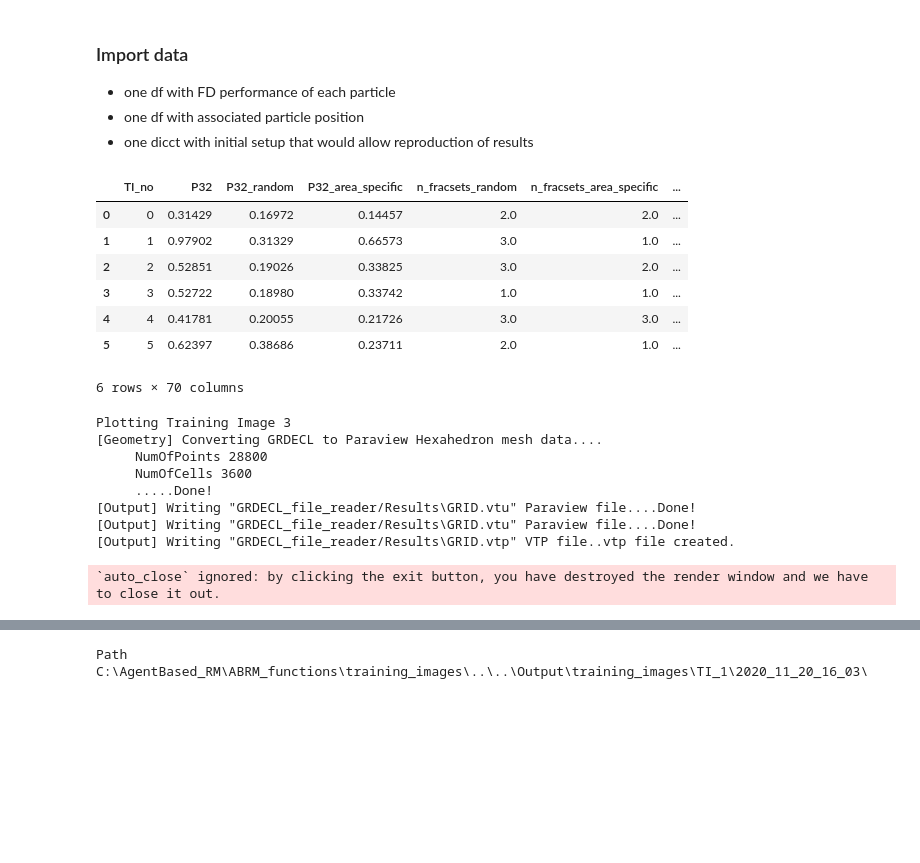
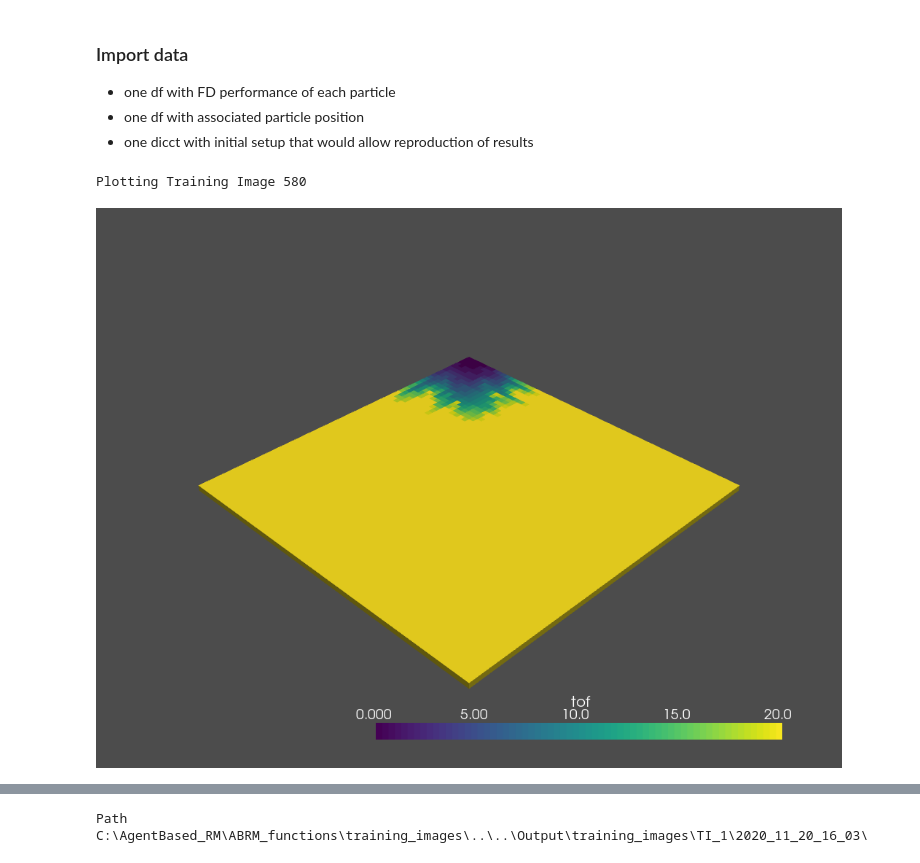
Before and after one commit to BastianSteffens/ABRM_functions, a Jupyter notebook: notebooks/TI_selection.ipynb, the cells around one changed output, grey strips where cells are left out. Drawn from its saved outputs; the diff is of its cells as text; code cells hidden in the pictures; blank space fills up the shorter version.

```diff
--- a/notebooks/TI_selection.ipynb
+++ b/notebooks/TI_selection.ipynb
@@ -18,20 +18,3 @@ pio.renderers.default = "browser"
 - one df with FD performance of each particle
 - one df with associated particle position
 - one dicct with initial setup that would allow reproduction of results
-# %%
-setup = 1
-dataset = "2020_11_20_16_03"
-
-
-TI_data = TI_selection(setup = setup, dataset = dataset)
-# data.read_data()
-TI_data.df_TI_props
-# %% [output]
-|  | TI_no | P32 | P32_random | P32_area_specific | n_fracsets_random | n_fracsets_area_specific | ... |
-| 0 | 0 | 0.31429 | 0.16972 | 0.14457 | 2.0 | 2.0 | ... |
-| 1 | 1 | 0.97902 | 0.31329 | 0.66573 | 3.0 | 1.0 | ... |
-| 2 | 2 | 0.52851 | 0.19026 | 0.33825 | 3.0 | 2.0 | ... |
-| 3 | 3 | 0.52722 | 0.18980 | 0.33742 | 1.0 | 1.0 | ... |
-| 4 | 4 | 0.41781 | 0.20055 | 0.21726 | 3.0 | 3.0 | ... |
-| 5 | 5 | 0.62397 | 0.38686 | 0.23711 | 2.0 | 1.0 | ... |
-6 rows × 70 columns
@@ -38,12 +25,5 @@ TI_data.df_TI_props
 # %%
-TI_data.plot_best_model(property ="PERMX")
+TI_data.plot_best_model(TI_id = 73, random_TI = True, property ="tof")
 # %% [output]
-Plotting Training Image 3
-[Geometry] Converting GRDECL to Paraview Hexahedron mesh data....
-     NumOfPoints 28800
-     NumOfCells 3600
-     .....Done!
-[Output] Writing "GRDECL_file_reader/Results\GRID.vtu" Paraview file....Done!
-[Output] Writing "GRDECL_file_reader/Results\GRID.vtu" Paraview file....Done!
-[Output] Writing "GRDECL_file_reader/Results\GRID.vtp" VTP file..vtp file created.
+Plotting Training Image 580
-`auto_close` ignored: by clicking the exit button, you have destroyed the render window and we have to close it out.
+[figure, added]
```
Also changed, not shown: parts of 49 cells of this notebook, 10 other files.
